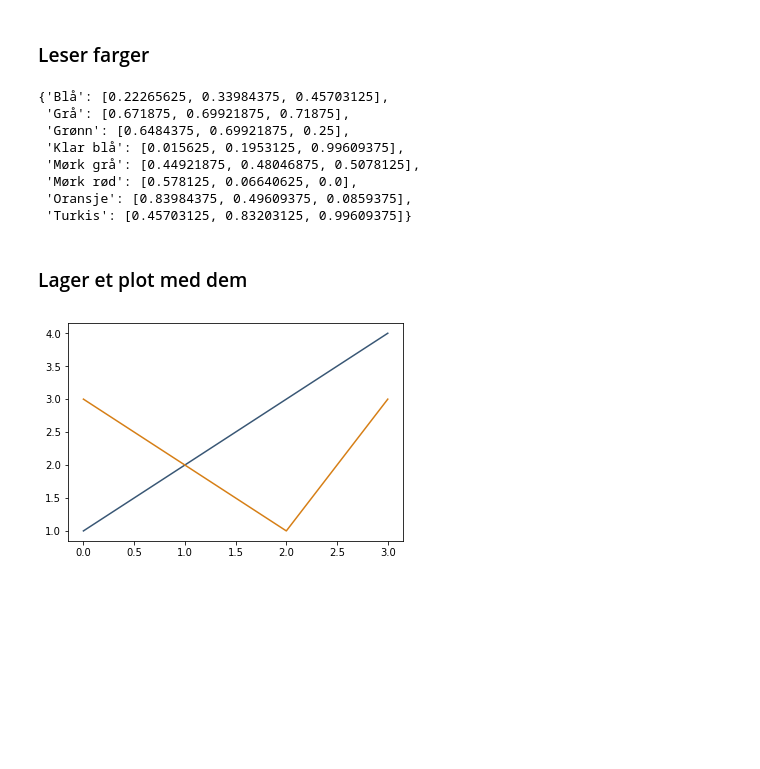
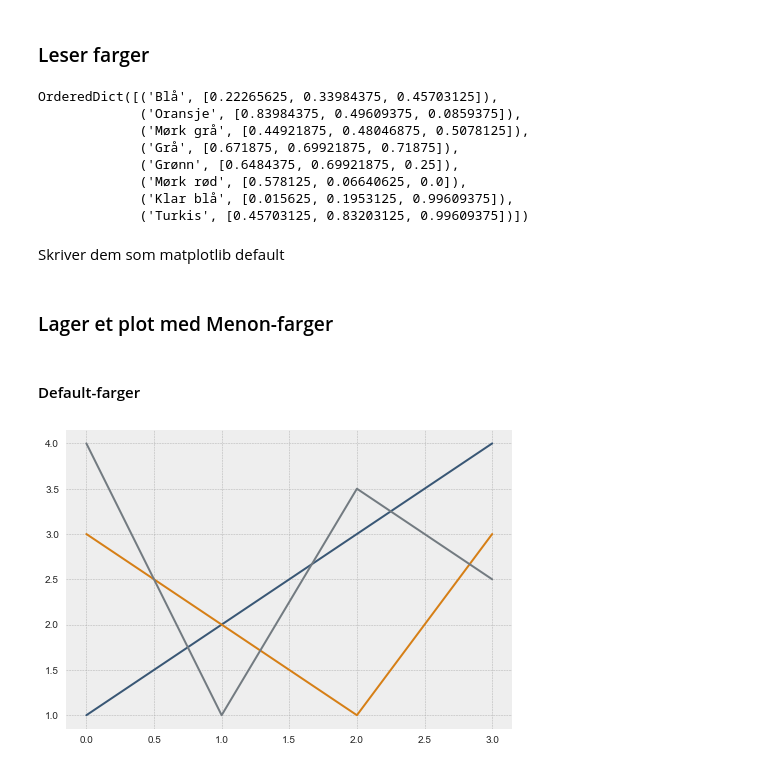
Before and after one commit to kristomi/offentlige_ting, a Jupyter notebook: Menon-farger/Eksempel bruk av Menon-farger.ipynb, the cells around one changed output. Cells and saved outputs as stored; diff of their text form; code cells hidden in the pictures; blank space fills up the shorter version.

```diff
--- a/Menon-farger/Eksempel bruk av Menon-farger.ipynb
+++ b/Menon-farger/Eksempel bruk av Menon-farger.ipynb
@@ -26,22 +25,31 @@ HTML(content)
 ### Leser farger
 # %%
 path = "https://raw.githubusercontent.com/kristomi/offentlige_ting/master/Menon-farger/menon_farger.json"
-farger = json.loads(requests.get(path).text)
-farger
+menon_farger = json.loads(requests.get(path).text, object_pairs_hook=collections.OrderedDict)
+menon_farger
 # %% [output]
-{'Blå': [0.22265625, 0.33984375, 0.45703125],
- 'Grå': [0.671875, 0.69921875, 0.71875],
- 'Grønn': [0.6484375, 0.69921875, 0.25],
- 'Klar blå': [0.015625, 0.1953125, 0.99609375],
- 'Mørk grå': [0.44921875, 0.48046875, 0.5078125],
- 'Mørk rød': [0.578125, 0.06640625, 0.0],
- 'Oransje': [0.83984375, 0.49609375, 0.0859375],
- 'Turkis': [0.45703125, 0.83203125, 0.99609375]}
+OrderedDict([('Blå', [0.22265625, 0.33984375, 0.45703125]),
+             ('Oransje', [0.83984375, 0.49609375, 0.0859375]),
+             ('Mørk grå', [0.44921875, 0.48046875, 0.5078125]),
+             ('Grå', [0.671875, 0.69921875, 0.71875]),
+             ('Grønn', [0.6484375, 0.69921875, 0.25]),
+             ('Mørk rød', [0.578125, 0.06640625, 0.0]),
+             ('Klar blå', [0.015625, 0.1953125, 0.99609375]),
+             ('Turkis', [0.45703125, 0.83203125, 0.99609375])])
+# %% [markdown]
+Skriver dem som matplotlib default
+# %%
+from cycler import cycler
+plt.style.use('bmh')
+plt.rcParams['axes.prop_cycle'] = cycler(color=[color for _, color in menon_farger.items()])
 # %% [markdown]
-### Lager et plot med dem
+### Lager et plot med Menon-farger
+# %% [markdown]
+#### Default-farger
 # %%
-plt.plot([1,2,3,4],color=farger['Blå'])
-plt.plot([3,2,1,3],color=farger['Oransje'])
+plt.plot([1,2,3,4])
+plt.plot([3,2,1,3])
+plt.plot([4,1,3.5,2.5])
 plt.show()
 # %% [output]
-[figure, old version]
+[figure, new version]
```
Also changed, not shown: parts of 9 cells of this notebook.
